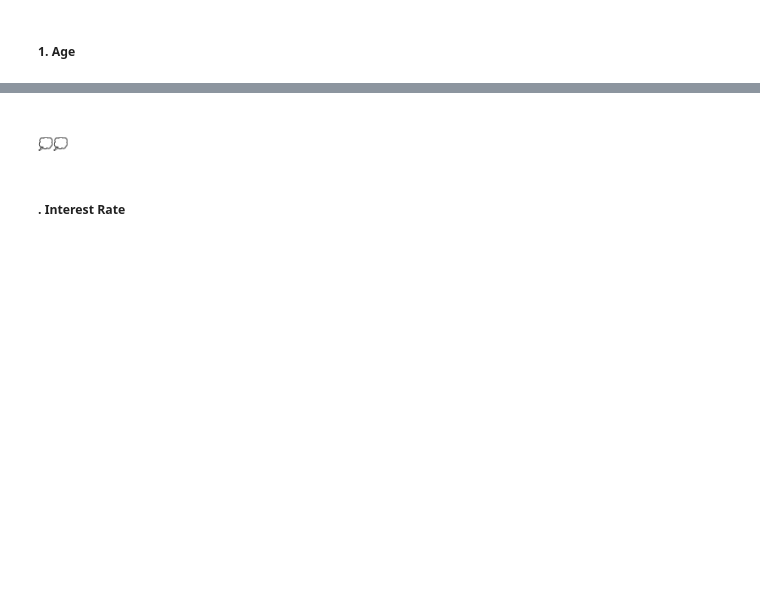
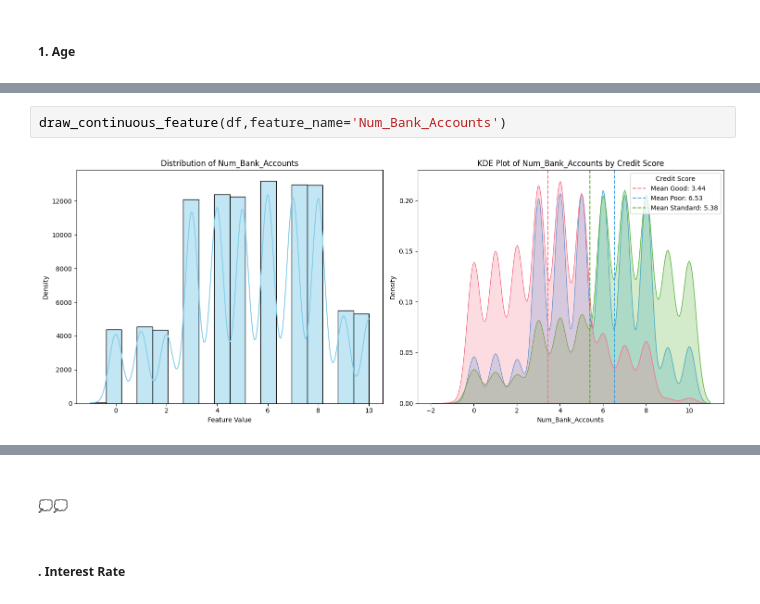
Before and after one commit to BasmaElhoseny01/Credit-Score-Classification-and-Analysis, a Jupyter notebook: src/preprocessing_visualizations.ipynb, the cells around one changed output, grey strips where cells are left out. Drawn from its saved outputs; the diff is of its cells as text; blank space fills up the shorter version.

```diff
--- a/src/preprocessing_visualizations.ipynb
+++ b/src/preprocessing_visualizations.ipynb
@@ -230,0 +194,4 @@ dict_keys(['Age'])
+# %%
+draw_continuous_feature(df,feature_name='Num_Bank_Accounts')
+# %% [output]
+[figure, added]
```
Also changed, not shown: parts of 24 cells of this notebook.
